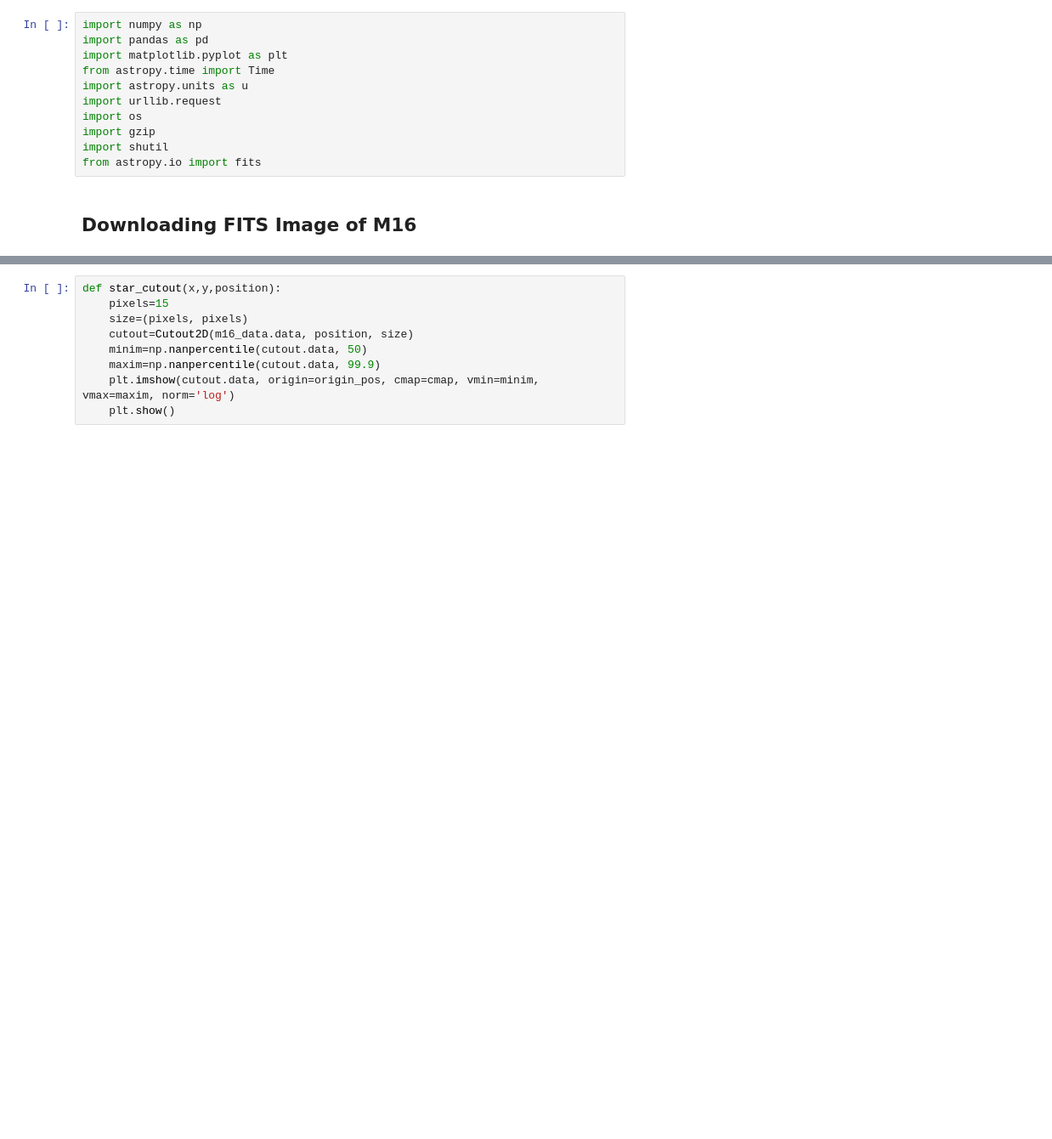
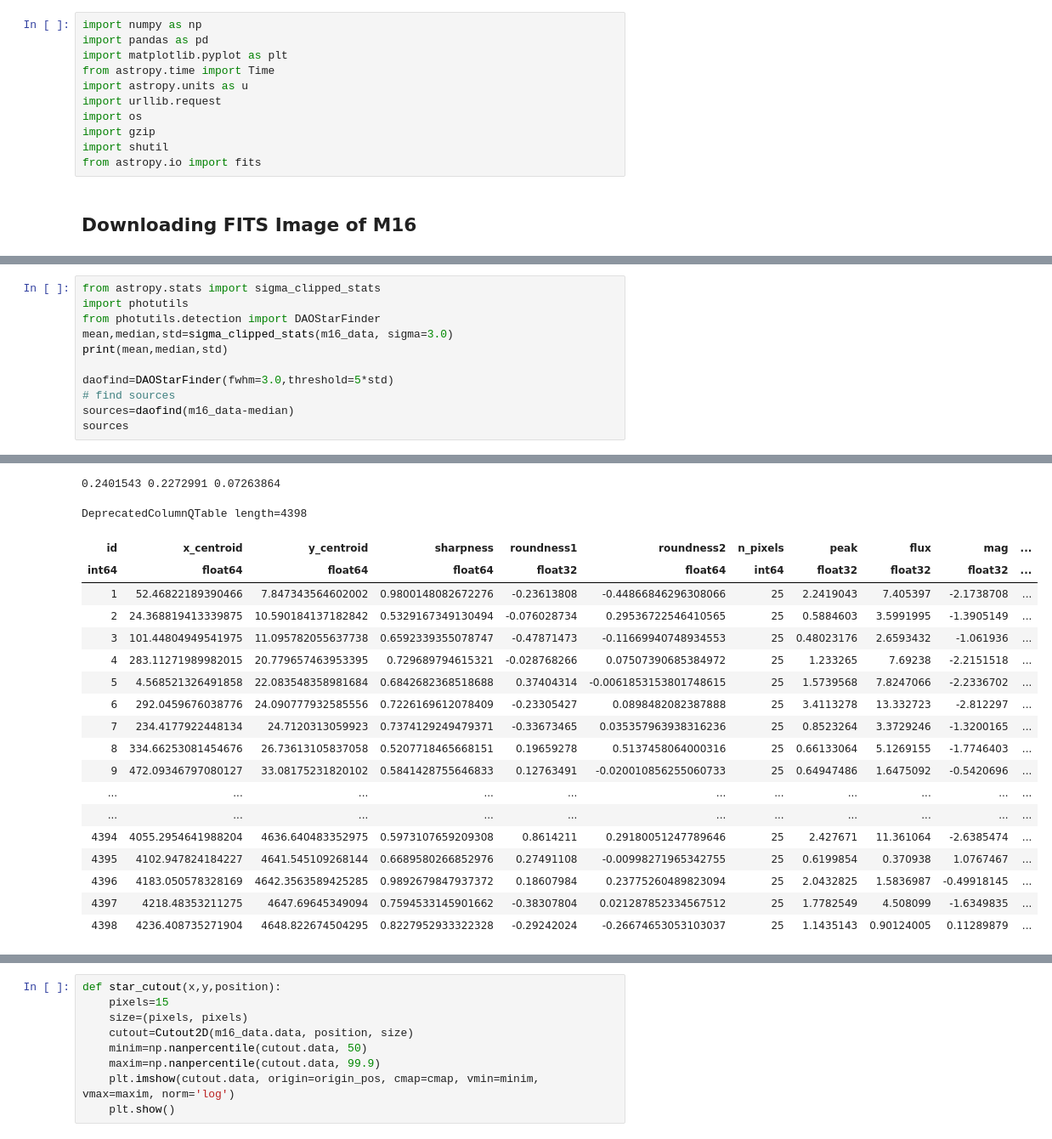
Before and after one commit to Ithea-EC/Photometry-Project-3, a Jupyter notebook: photometry_project.ipynb, the cells around one changed output, grey strips where cells are left out. Shown at 85% size. Cells and saved outputs as stored; diff of their text form; blank space fills up the shorter version.

```diff
--- a/photometry_project.ipynb
+++ b/photometry_project.ipynb
@@ -66,0 +69,12 @@ elif os.path.exists(m16_file):
+# %%
+from astropy.stats import sigma_clipped_stats
+import photutils
+from photutils.detection import DAOStarFinder
+mean,median,std=sigma_clipped_stats(m16_data, sigma=3.0)
+print(mean,median,std)
+
+daofind=DAOStarFinder(fwhm=3.0,threshold=5*std)
+# find sources
+sources=daofind(m16_data-median)
+sources
+# %% [output]
@@ -66,0 +82,20 @@ elif os.path.exists(m16_file):
+0.2401543 0.2272991 0.07263864
+DeprecatedColumnQTable length=4398
+| id | x_centroid | y_centroid | sharpness | roundness1 | roundness2 | n_pixels | peak | flux | mag | ... |
+| int64 | float64 | float64 | float64 | float32 | float64 | int64 | float32 | float32 | float32 | ... |
+| 1 | 52.46822189390466 | 7.847343564602002 | 0.9800148082672276 | -0.23613808 | -0.44866846296308066 | 25 | 2.2419043 | 7.405397 | -2.1738708 | ... |
+| 2 | 24.368819413339875 | 10.590184137182842 | 0.5329167349130494 | -0.076028734 | 0.29536722546410565 | 25 | 0.5884603 | 3.5991995 | -1.3905149 | ... |
+| 3 | 101.44804949541975 | 11.095782055637738 | 0.6592339355078747 | -0.47871473 | -0.11669940748934553 | 25 | 0.48023176 | 2.6593432 | -1.061936 | ... |
+| 4 | 283.11271989982015 | 20.779657463953395 | 0.729689794615321 | -0.028768266 | 0.07507390685384972 | 25 | 1.233265 | 7.69238 | -2.2151518 | ... |
+| 5 | 4.568521326491858 | 22.083548358981684 | 0.6842682368518688 | 0.37404314 | -0.0061853153801748615 | 25 | 1.5739568 | 7.8247066 | -2.2336702 | ... |
+| 6 | 292.0459676038776 | 24.090777932585556 | 0.7226169612078409 | -0.23305427 | 0.0898482082387888 | 25 | 3.4113278 | 13.332723 | -2.812297 | ... |
+| 7 | 234.4177922448134 | 24.7120313059923 | 0.7374129249479371 | -0.33673465 | 0.035357963938316236 | 25 | 0.8523264 | 3.3729246 | -1.3200165 | ... |
+| 8 | 334.66253081454676 | 26.73613105837058 | 0.5207718465668151 | 0.19659278 | 0.5137458064000316 | 25 | 0.66133064 | 5.1269155 | -1.7746403 | ... |
+| 9 | 472.09346797080127 | 33.08175231820102 | 0.5841428755646833 | 0.12763491 | -0.020010856255060733 | 25 | 0.64947486 | 1.6475092 | -0.5420696 | ... |
+| ... | ... | ... | ... | ... | ... | ... | ... | ... | ... | ... |
+| ... | ... | ... | ... | ... | ... | ... | ... | ... | ... | ... |
+| 4394 | 4055.2954641988204 | 4636.640483352975 | 0.5973107659209308 | 0.8614211 | 0.29180051247789646 | 25 | 2.427671 | 11.361064 | -2.6385474 | ... |
+| 4395 | 4102.947824184227 | 4641.545109268144 | 0.6689580266852976 | 0.27491108 | -0.00998271965342755 | 25 | 0.6199854 | 0.370938 | 1.0767467 | ... |
+| 4396 | 4183.050578328169 | 4642.3563589425285 | 0.9892679847937372 | 0.18607984 | 0.23775260489823094 | 25 | 2.0432825 | 1.5836987 | -0.49918145 | ... |
+| 4397 | 4218.48353211275 | 4647.69645349094 | 0.7594533145901662 | -0.38307804 | 0.021287852334567512 | 25 | 1.7782549 | 4.508099 | -1.6349835 | ... |
+| 4398 | 4236.408735271904 | 4648.822674504295 | 0.8227952933322328 | -0.29242024 | -0.26674653053103037 | 25 | 1.1435143 | 0.90124005 | 0.11289879 | ... |
```
Also changed, not shown: parts of 5 cells of this notebook.
